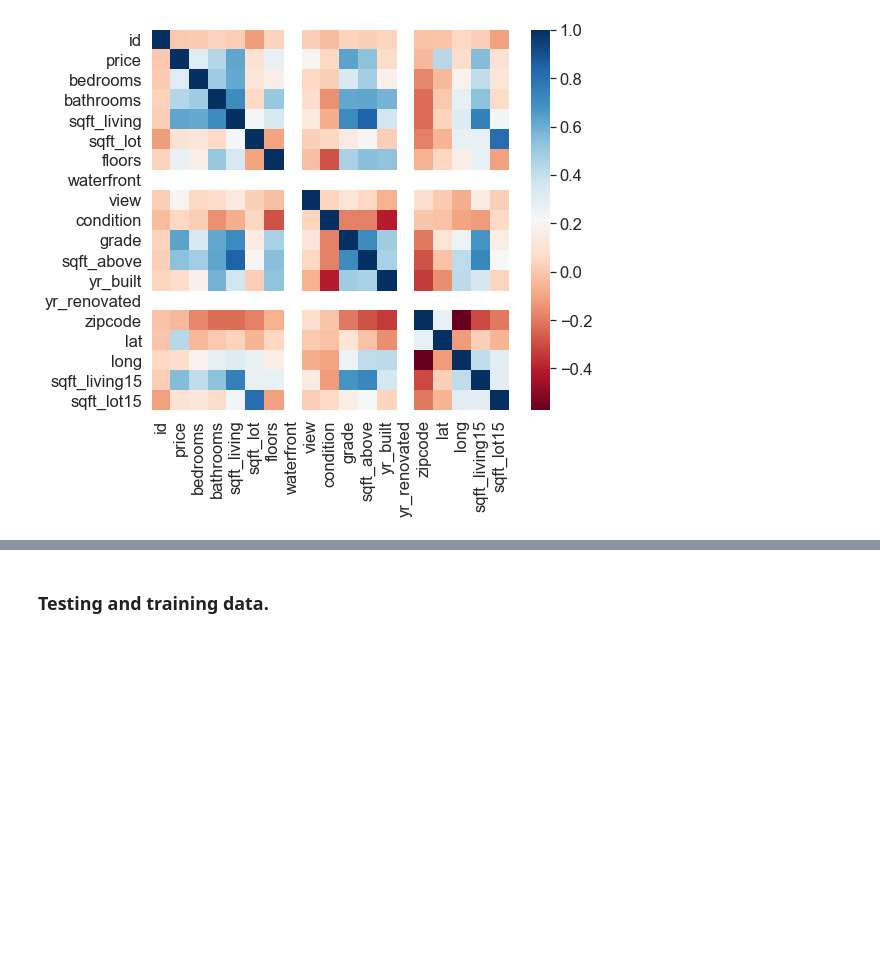
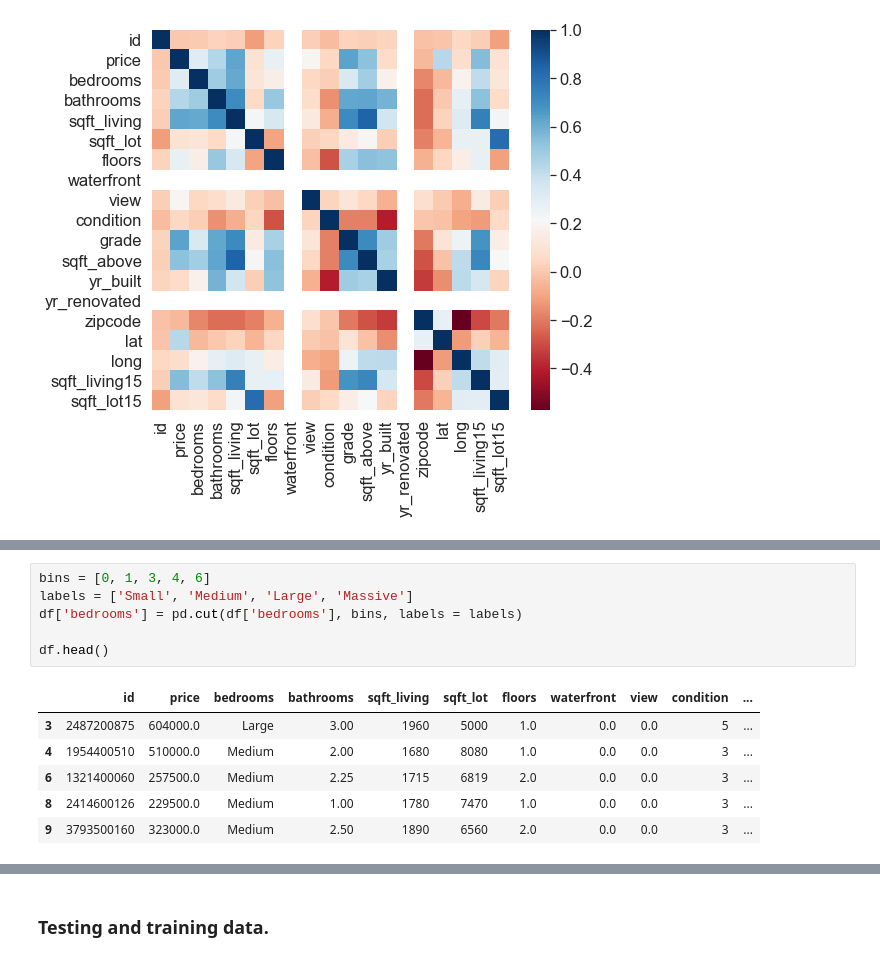
Before and after one commit to ozbunae/Housing_Data, a Jupyter notebook: Airbnb.ipynb, the cells around one changed output, grey strips where cells are left out. Drawn from its saved outputs; the diff is of its cells as text; blank space fills up the shorter version.

```diff
--- a/Airbnb.ipynb
+++ b/Airbnb.ipynb
@@ -622,0 +611,13 @@ sns.heatmap(df.corr(), cmap = 'RdBu')
+# %%
+bins = [0, 1, 3, 4, 6]
+labels = ['Small', 'Medium', 'Large', 'Massive']
+df['bedrooms'] = pd.cut(df['bedrooms'], bins, labels = labels)
+
+df.head()
+# %% [output]
+|  | id | price | bedrooms | bathrooms | sqft_living | sqft_lot | floors | waterfront | view | condition | ... |
+| 3 | 2487200875 | 604000.0 | Large | 3.00 | 1960 | 5000 | 1.0 | 0.0 | 0.0 | 5 | ... |
+| 4 | 1954400510 | 510000.0 | Medium | 2.00 | 1680 | 8080 | 1.0 | 0.0 | 0.0 | 3 | ... |
+| 6 | 1321400060 | 257500.0 | Medium | 2.25 | 1715 | 6819 | 2.0 | 0.0 | 0.0 | 3 | ... |
+| 8 | 2414600126 | 229500.0 | Medium | 1.00 | 1780 | 7470 | 1.0 | 0.0 | 0.0 | 3 | ... |
+| 9 | 3793500160 | 323000.0 | Medium | 2.50 | 1890 | 6560 | 2.0 | 0.0 | 0.0 | 3 | ... |
```
Also changed, not shown: parts of 14 cells of this notebook.
